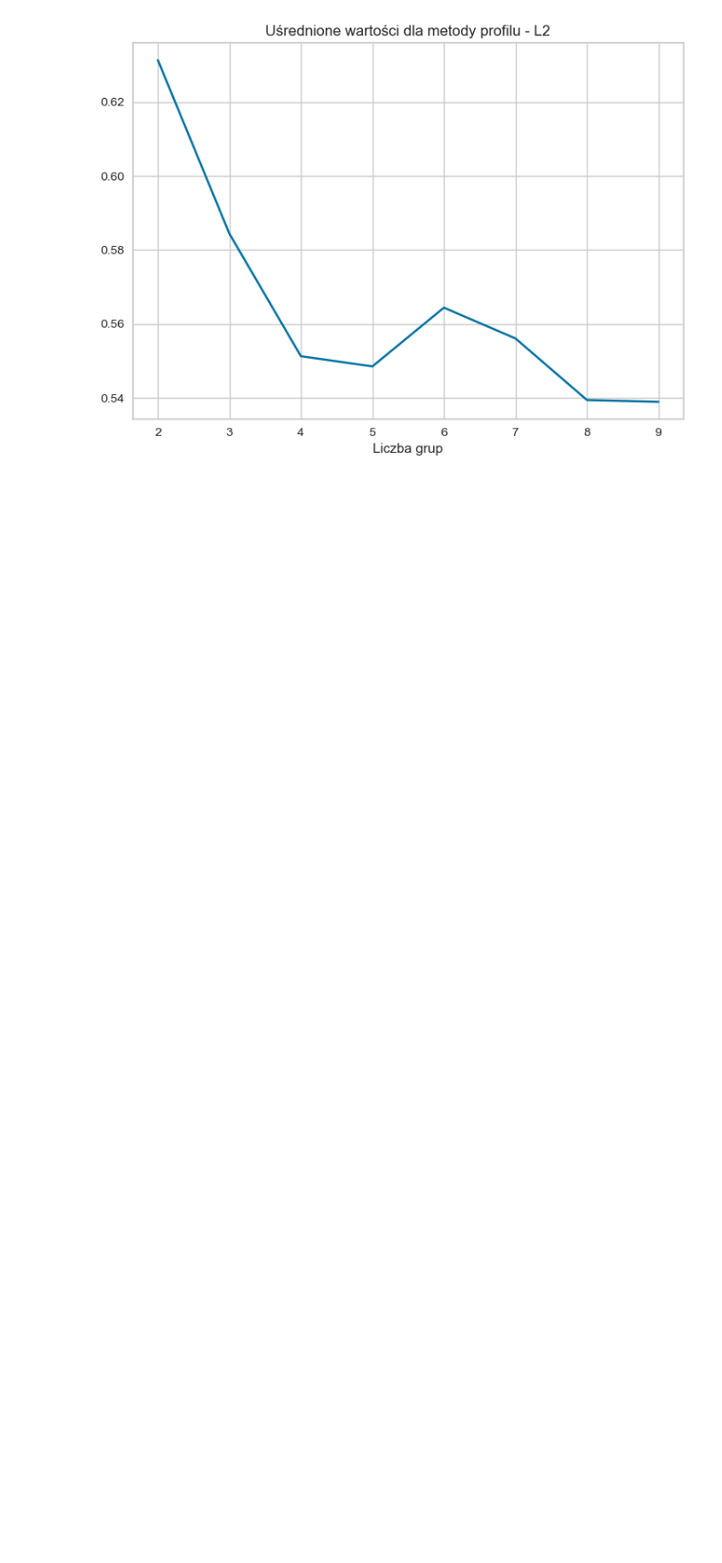
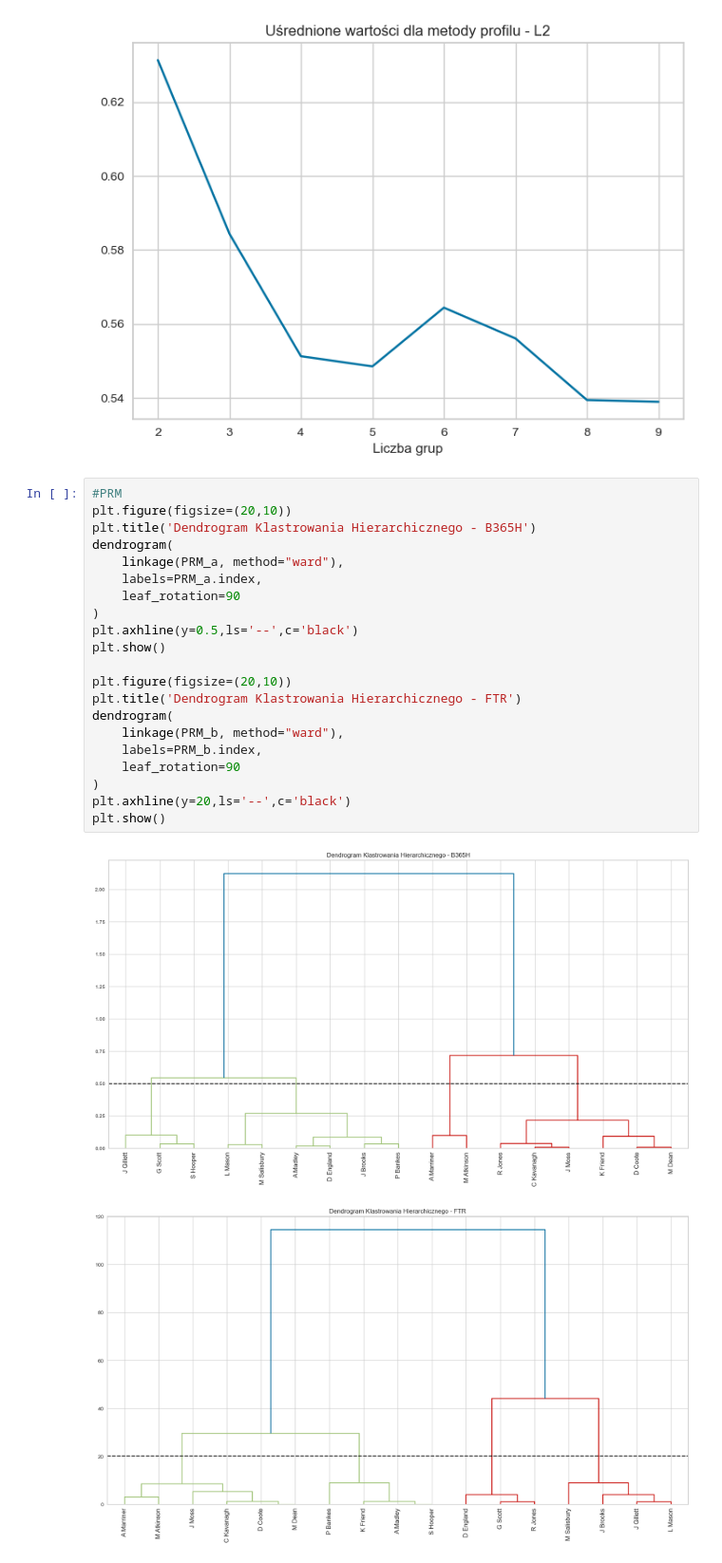
Before and after one commit to jakubzie/HackathonAGH, a Jupyter notebook: cluster_analysis.ipynb, the cells around one changed output. Shown: that part at 95% size. Drawn from its saved outputs; the diff is of its cells as text; blank space fills up the shorter version.

```diff
--- a/cluster_analysis.ipynb
+++ b/cluster_analysis.ipynb
@@ -222,3 +222,27 @@ for dataset in [PRM,CHA,L1,L2]:
 [figure]
 [figure]
 [figure]
+# %%
+#PRM
+plt.figure(figsize=(20,10))
+plt.title('Dendrogram Klastrowania Hierarchicznego - B365H')
+dendrogram(
+    linkage(PRM_a, method="ward"),
+    labels=PRM_a.index,
+    leaf_rotation=90
+)
+plt.axhline(y=0.5,ls='--',c='black')
+plt.show()
+
+plt.figure(figsize=(20,10))
+plt.title('Dendrogram Klastrowania Hierarchicznego - FTR')
+dendrogram(
+    linkage(PRM_b, method="ward"),
+    labels=PRM_b.index,
+    leaf_rotation=90
+)
+plt.axhline(y=20,ls='--',c='black')
+plt.show()
+# %% [output]
+[figure, added]
+[figure, added]
```
